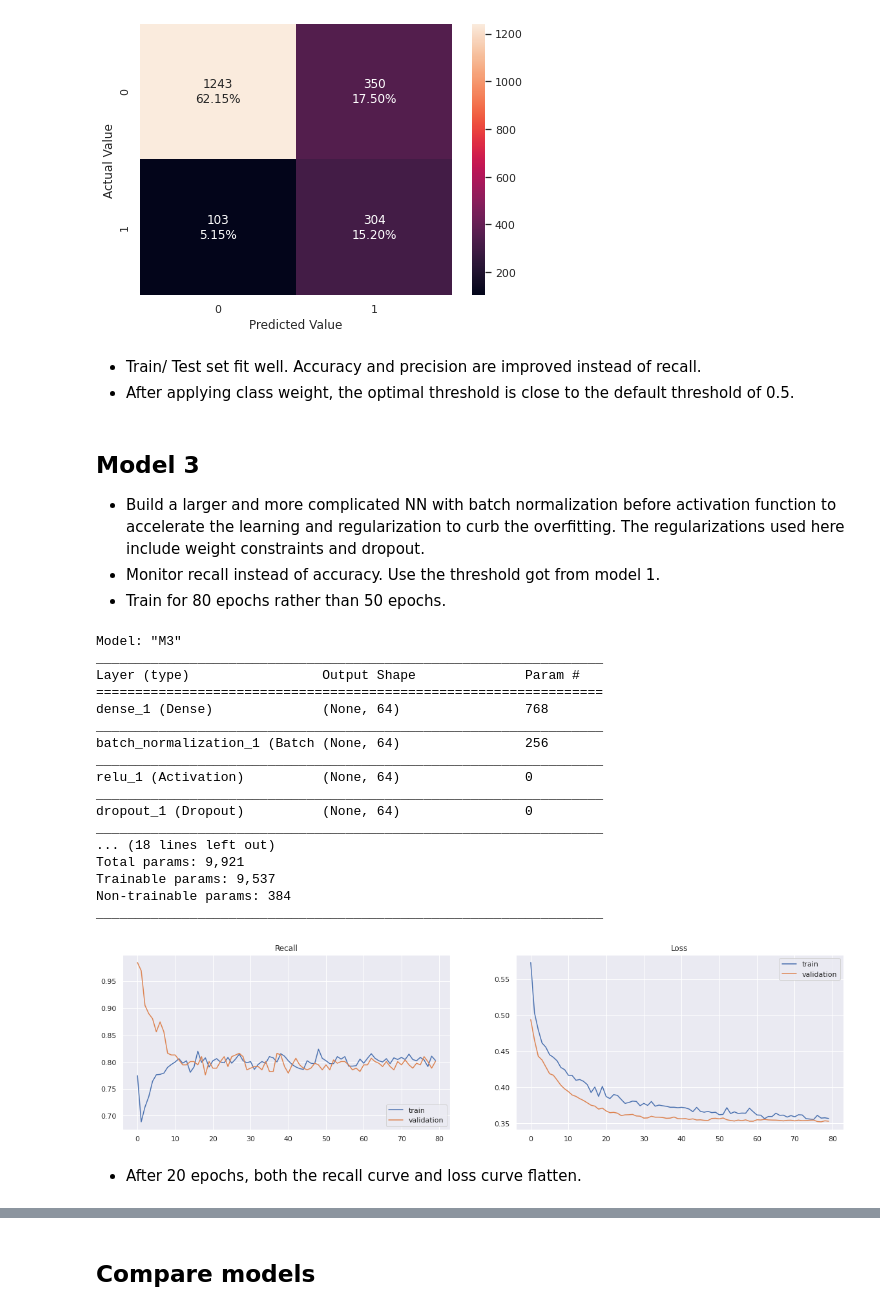
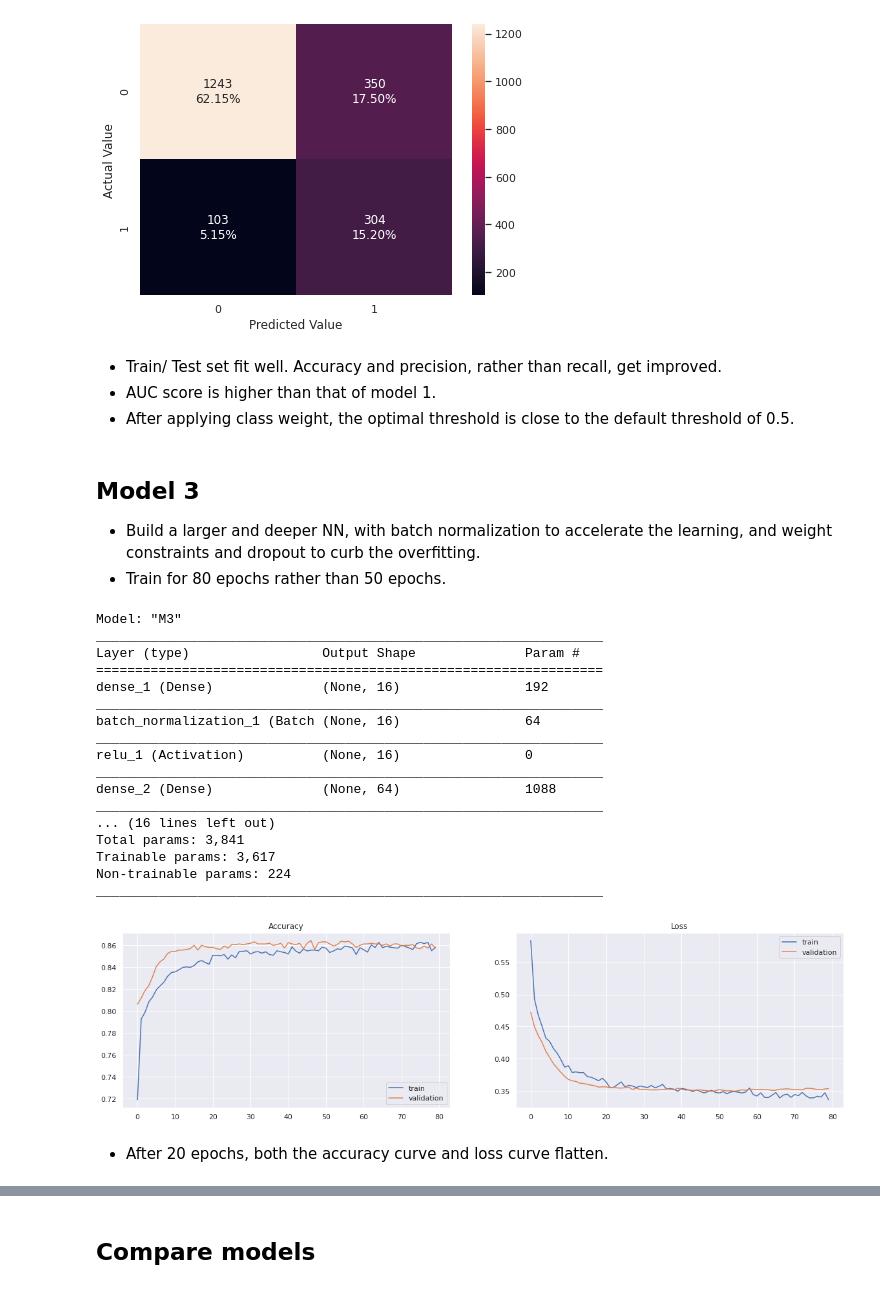
Before and after one commit to liangym2014/Data-science-and-machine-learning, a Jupyter notebook: 7.Bank_Churn.ipynb, the cells around one changed output, grey strips where cells are left out. Saved outputs shown, nothing was run; the diff lists cells and outputs as text; code cells hidden in the pictures.

Commit message:
M3 use accuracy as metrics, modify the architecture. Change the variable names of scaled X. Modify "Compare models".

```diff
--- a/7.Bank_Churn.ipynb
+++ b/7.Bank_Churn.ipynb
@@ -548,9 +579,10 @@ X_train.head()
 ## Scaling
 # %%
 scaler = StandardScaler()
-X_train = scaler.fit_transform(X_train)
-X_valid = scaler.transform(X_valid)
-X_test = scaler.transform(X_test)
+
+X_train_scaled = scaler.fit_transform(X_train)
+X_valid_scaled = scaler.transform(X_valid)
+X_test_scaled = scaler.transform(X_test)
 # %% [markdown]
 # Model building
 
@@ -845,31 +879,32 @@ show_confusion_matrix(y_test, y_test_pred)
 # %% [output]
 [figure]
 # %% [markdown]
-- Train/ Test set fit well. Accuracy and precision are improved instead of recall.
+- Train/ Test set fit well. Accuracy and precision, rather than recall, get improved.
+- AUC score is higher than that of model 1.
 - After applying class weight, the optimal threshold is close to the default threshold of 0.5.
 # %% [markdown]
 ## Model 3
-- Build a larger and more complicated NN with batch normalization before activation function to accelerate the learning and regularization to curb the overfitting. The regularizations used here include weight constraints and dropout.
-- Monitor recall instead of accuracy. Use the threshold got from model 1.
+- Build a larger and deeper NN, with batch normalization to accelerate the learning, and weight constraints and dropout to curb the overfitting.
 - Train for 80 epochs rather than 50 epochs.
 # %%
 max_norm = keras.constraints.MaxNorm(4)
 # %%
 m3 = keras.Sequential(name = "M3")
 
-m3.add(keras.layers.Dense(units = 64, input_dim = X_train.shape[1], kernel_initializer= "he_normal", kernel_constraint = max_norm, name = "dense_1"))
+m3.add(keras.layers.Dense(units = 16, input_dim = X_train_scaled.shape[1], kernel_initializer= "he_normal", kernel_constraint = max_norm,
+                          name = "dense_1"))
 m3.add(keras.layers.BatchNormalization(name = "batch_normalization_1"))
 m3.add(keras.layers.Activation("relu", name = "relu_1"))
 
-m3.add(keras.layers.Dropout(0.4, name = "dropout_1"))
+# m3.add(keras.layers.Dropout(0.4, name = "dropout_1"))
 
 m3.add(keras.layers.Dense(units = 64, kernel_initializer= "he_normal", kernel_constraint = max_norm, name = "dense_2"))
 m3.add(keras.layers.BatchNormalization(name = "batch_normalization_2"))
 m3.add(keras.layers.Activation("relu", name = "relu_2"))
 
-m3.add(keras.layers.Dropout(0.5, name = "dropout_2"))
+m3.add(keras.layers.Dropout(0.4, name = "dropout_2"))
 
-m3.add(keras.layers.Dense(units = 64, kernel_initializer= "he_normal", kernel_constraint = max_norm, name = "dense_3"))
+m3.add(keras.layers.Dense(units = 32, kernel_initializer= "he_normal", kernel_constraint = max_norm, name = "dense_3"))
 m3.add(keras.layers.BatchNormalization(name = "batch_normalization_3"))
 m3.add(keras.layers.Activation("relu", name = "relu_3"))
 
@@ -880,11 +915,11 @@ m3.add(keras.layers.Dense(units = 1, activation = "sigmoid", kernel_initializer=
 # use Adam as optimizer
 adam = keras.optimizers.Adam()  # default: learning_rate=0.001, epsilon=1e-07
 
-# use binary_crossentropy as loss function and recall as metrics
-m3.compile(optimizer = adam, loss = "binary_crossentropy", metrics = [ keras.metrics.Recall(thresholds = optimal_thresh1, name = "recall") ])
+# use binary_crossentropy as loss function and accuracy as metrics
+m3.compile(optimizer = adam, loss = "binary_crossentropy", metrics = ["accuracy"] )
 
 # run 80 epochs
-history = m3.fit(X_train, y_train, epochs=80, validation_data=(X_valid, y_valid), verbose = 0)
+history = m3.fit(X_train_scaled, y_train, epochs=80, validation_data=(X_valid_scaled, y_valid), verbose = 0)
 # %%
 m3.summary()   # architecture of model 3
 # %% [output]
@@ -892,36 +927,36 @@ Model: "M3"
 _________________________________________________________________
 Layer (type)                 Output Shape              Param #
 =================================================================
-dense_1 (Dense)              (None, 64)                768
+dense_1 (Dense)              (None, 16)                192
 _________________________________________________________________
-batch_normalization_1 (Batch (None, 64)                256
+batch_normalization_1 (Batch (None, 16)                64
 _________________________________________________________________
-relu_1 (Activation)          (None, 64)                0
+relu_1 (Activation)          (None, 16)                0
 _________________________________________________________________
-dropout_1 (Dropout)          (None, 64)                0
+dense_2 (Dense)              (None, 64)                1088
 _________________________________________________________________
-... (18 lines left out)
-Total params: 9,921
-Trainable params: 9,537
-Non-trainable params: 384
+... (16 lines left out)
+Total params: 3,841
+Trainable params: 3,617
+Non-trainable params: 224
 _________________________________________________________________
 # %%
 plt.figure(figsize = (20,5));
 
-plt.subplot(121);   # plot recall curve
-plt.plot(history.history["recall"], label = "train");
-plt.plot(history.history["val_recall"], label = "validation");
+plt.subplot(121);   # plot accuracy curve
+plt.plot(history.history["accuracy"], label = "train");
+plt.plot(history.history["val_accuracy"], label = "validation");
 plt.legend(loc = "lower right");
-plt.title("Recall");
+plt.title("Accuracy");
 
 plt.subplot(122);    # plot loss curve
 plt.plot(history.history["loss"], label = "train");
 plt.plot(history.history["val_loss"], label = "validation");
 plt.legend(loc = "upper right");
 plt.title("Loss");
 # %% [output]
-[figure, old version]
+[figure, new version]
 # %% [markdown]
-- After 20 epochs, both the recall curve and loss curve flatten.
+- After 20 epochs, both the accuracy curve and loss curve flatten.
 # %%
 print("Evaluate training set:")
```
Also changed, not shown: parts of 122 cells of this notebook.
